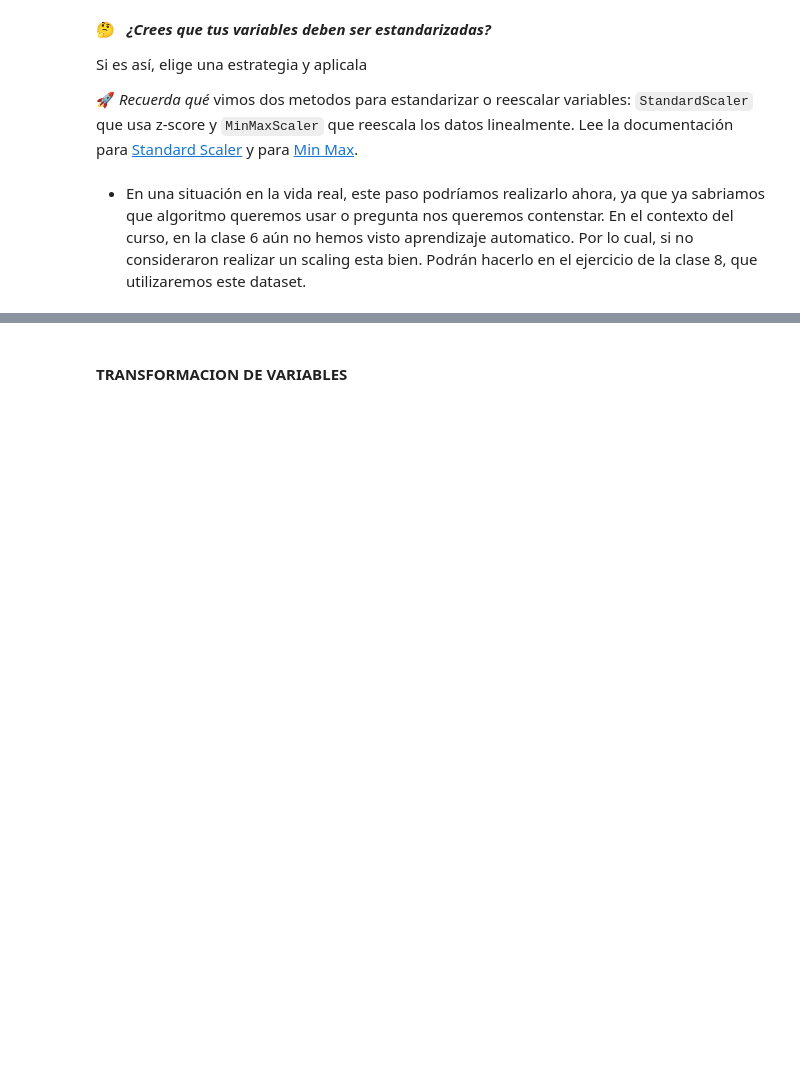
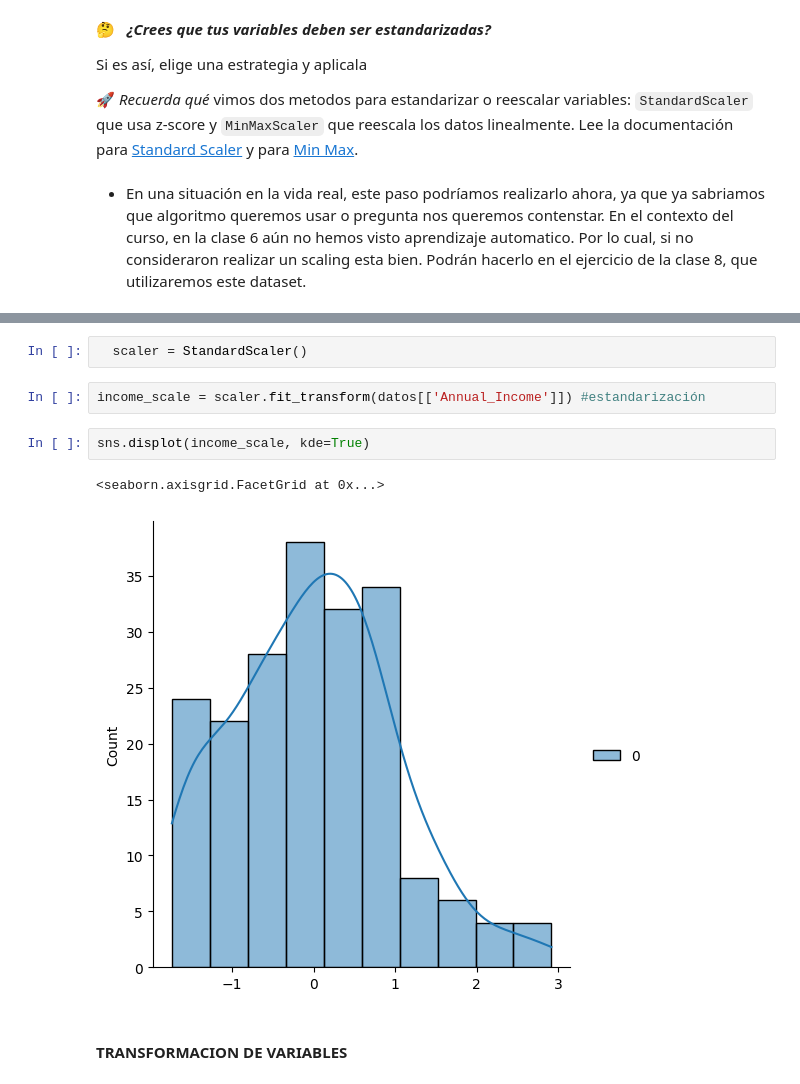
Before and after one commit to Flor-Si/Trabajos, a Jupyter notebook: TP13-Notebook_13.ipynb, the cells around one changed output, grey strips where cells are left out. Drawn from its saved outputs; the diff is of its cells as text; blank space fills up the shorter version.

```diff
--- a/TP13-Notebook_13.ipynb
+++ b/TP13-Notebook_13.ipynb
@@ -27,3 +81,12 @@ Si es así, elige una estrategia y aplicala
+# %%
+  scaler = StandardScaler()
+# %%
+income_scale = scaler.fit_transform(datos[['Annual_Income']]) #estandarización
+# %%
+sns.displot(income_scale, kde=True)
+# %% [output]
+<seaborn.axisgrid.FacetGrid at 0x...>
+[figure, added]
 # %% [markdown]
 #### TRANSFORMACION DE VARIABLES
 # %% [markdown]
```
Also changed, not shown: parts of 13 cells of this notebook.
